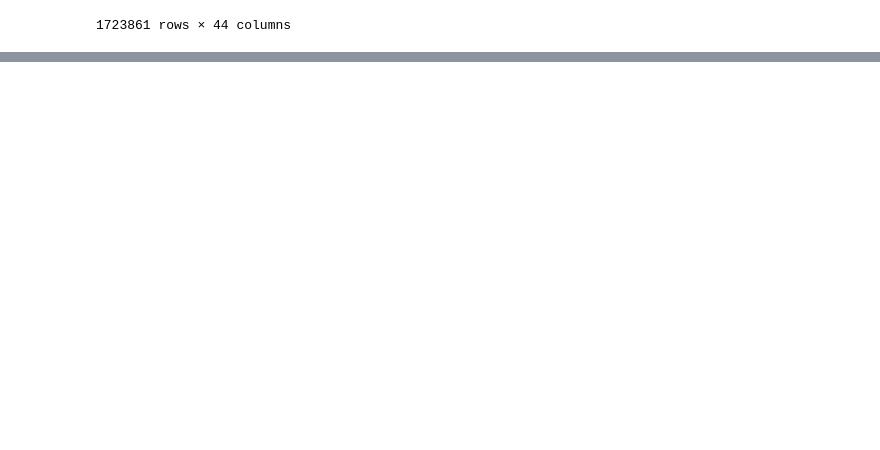
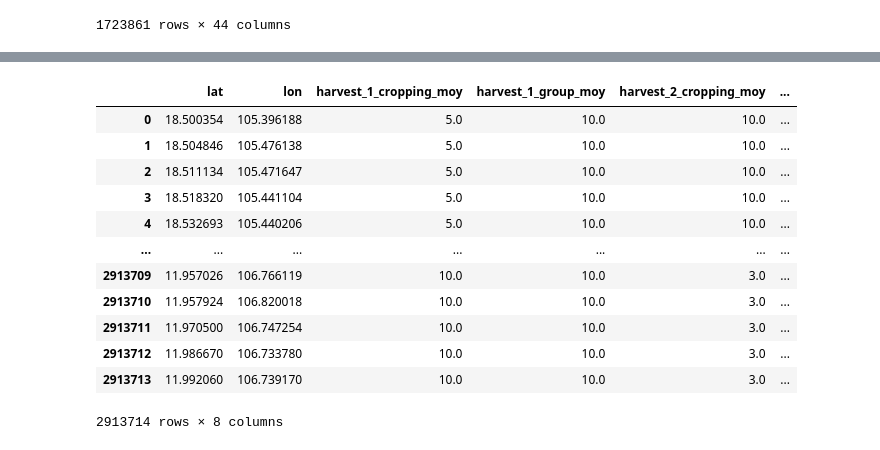
Before and after one commit to sonleh96/adb-sar, a Jupyter notebook: additional_datasets.ipynb, the cells around one changed output, grey strips where cells are left out. Saved outputs shown, nothing was run; the diff lists cells and outputs as text; code cells hidden in the pictures; blank space fills up the shorter version.

```diff
--- a/additional_datasets.ipynb
+++ b/additional_datasets.ipynb
@@ -510,0 +776,25 @@ merged_sar_nn
+# %%
+from datetime import datetime, timedelta
+
+def doy_to_month(doy, year=2024):
+    """
+    Convert day of year (DOY) to the corresponding month of year (MOY).
+
+    Parameters:
+        doy (int): Day of the year (1-365 or 1-366 for leap years).
+        year (int): Year to consider (to account for leap years).
+
+    Returns:
+        int: The month number (1-12).
+    """
+    # Start of the year
+    start_of_year = datetime(year, 1, 1)
+    # Add DOY as timedelta
+    if not np.isnan(doy):
+        target_date = start_of_year + timedelta(days=doy - 1)
+        return target_date.month
+    else:
+        return np.nan
+
+for col in df.drop(['lon', 'lat'], axis=1).columns:
+    df[col] = df[col].apply(lambda x: doy_to_month(x, 2019))
@@ -510,0 +803,20 @@ merged_sar_nn
+# %%
+for col in df.drop(['lon', 'lat'], axis=1).columns:
+    new_name = col.replace('doy', 'moy')
+    df = df.rename({col: new_name}, axis=1)
+# %%
+df
+# %% [output]
+|  | lat | lon | harvest_1_cropping_moy | harvest_1_group_moy | harvest_2_cropping_moy | ... |
+| 0 | 18.500354 | 105.396188 | 5.0 | 10.0 | 10.0 | ... |
+| 1 | 18.504846 | 105.476138 | 5.0 | 10.0 | 10.0 | ... |
+| 2 | 18.511134 | 105.471647 | 5.0 | 10.0 | 10.0 | ... |
+| 3 | 18.518320 | 105.441104 | 5.0 | 10.0 | 10.0 | ... |
+| 4 | 18.532693 | 105.440206 | 5.0 | 10.0 | 10.0 | ... |
+| ... | ... | ... | ... | ... | ... | ... |
+| 2913709 | 11.957026 | 106.766119 | 10.0 | 10.0 | 3.0 | ... |
+| 2913710 | 11.957924 | 106.820018 | 10.0 | 10.0 | 3.0 | ... |
+| 2913711 | 11.970500 | 106.747254 | 10.0 | 10.0 | 3.0 | ... |
+| 2913712 | 11.986670 | 106.733780 | 10.0 | 10.0 | 3.0 | ... |
+| 2913713 | 11.992060 | 106.739170 | 10.0 | 10.0 | 3.0 | ... |
+2913714 rows × 8 columns
```
Also changed, not shown: parts of 22 cells of this notebook, 4 other files.
